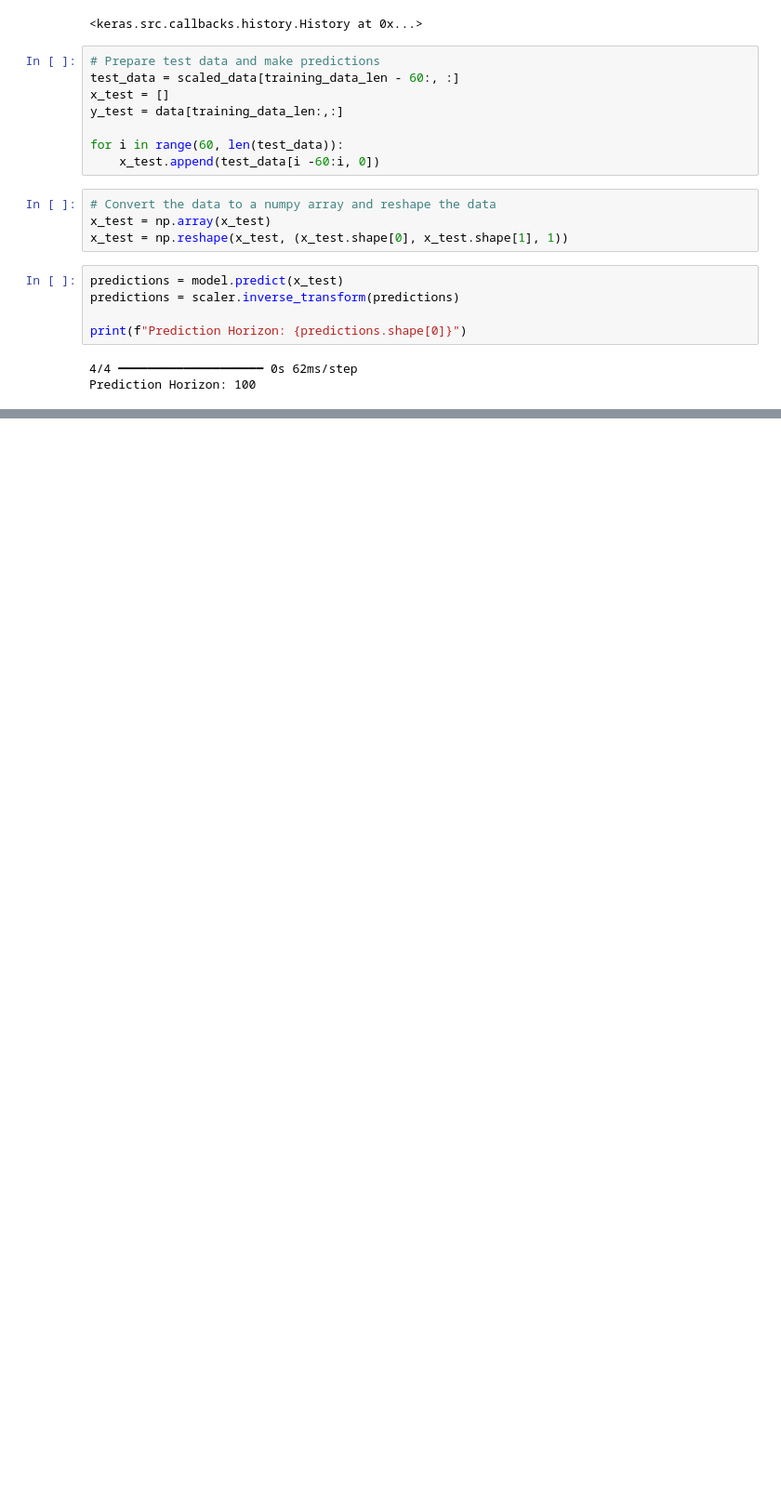
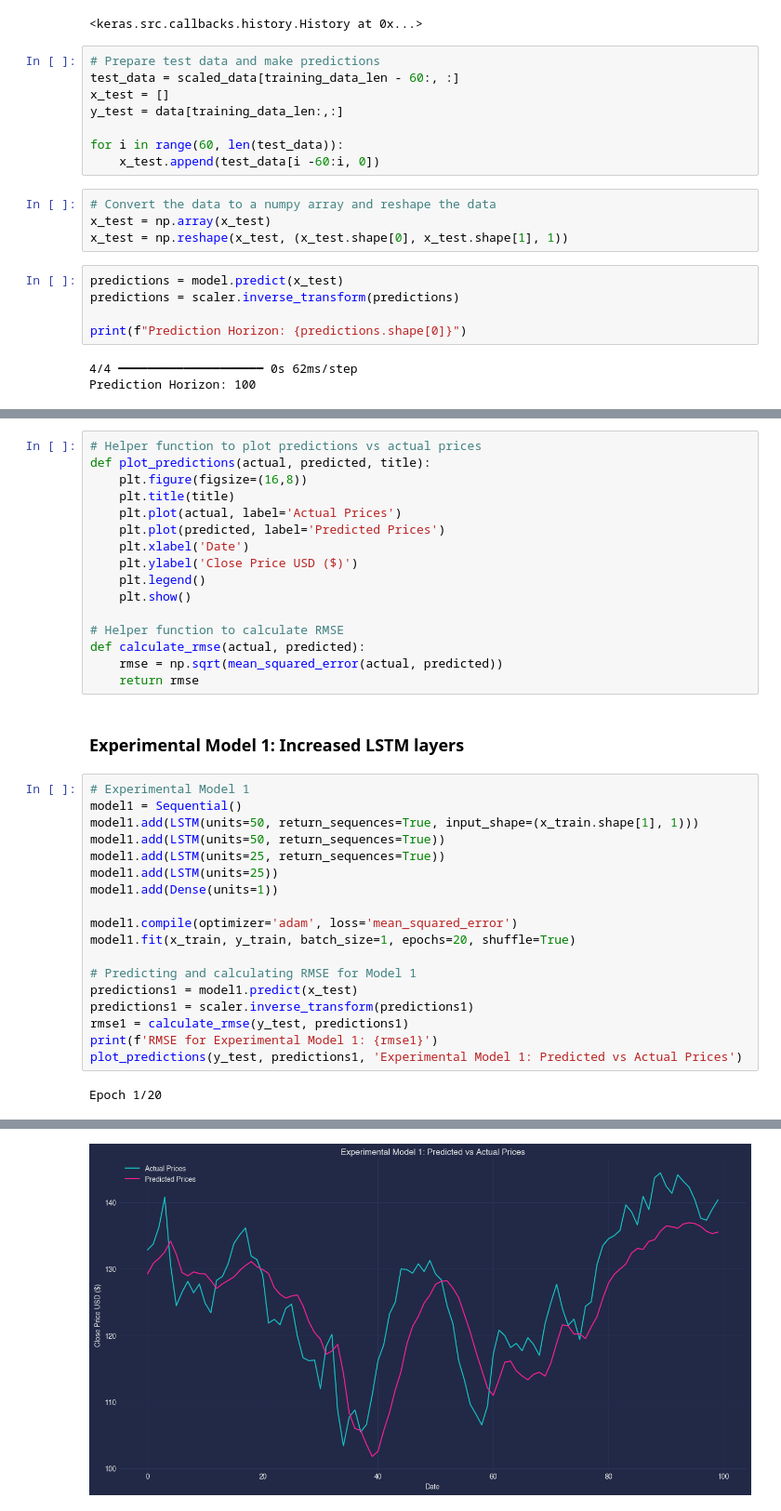
Before and after one commit to bernicelau430/Time_Series_Forecasting_for_Stock_Analysis, a Jupyter notebook: LSTM.ipynb, the cells around one changed output, grey strips where cells are left out. Shown: that part at 93% size. Drawn from its saved outputs; the diff is of its cells as text; blank space fills up the shorter version.

```diff
--- a/LSTM.ipynb
+++ b/LSTM.ipynb
@@ -245,0 +248,38 @@ Text(0, 0.5, 'Frequency')
+# %%
+# Helper function to plot predictions vs actual prices
+def plot_predictions(actual, predicted, title):
+    plt.figure(figsize=(16,8))
+    plt.title(title)
+    plt.plot(actual, label='Actual Prices')
+    plt.plot(predicted, label='Predicted Prices')
+    plt.xlabel('Date')
+    plt.ylabel('Close Price USD ($)')
+    plt.legend()
+    plt.show()
+
+# Helper function to calculate RMSE
+def calculate_rmse(actual, predicted):
+    rmse = np.sqrt(mean_squared_error(actual, predicted))
+    return rmse
+# %% [markdown]
+### Experimental Model 1: Increased LSTM layers
+# %%
+# Experimental Model 1
+model1 = Sequential()
+model1.add(LSTM(units=50, return_sequences=True, input_shape=(x_train.shape[1], 1)))
+model1.add(LSTM(units=50, return_sequences=True))
+model1.add(LSTM(units=25, return_sequences=True))
+model1.add(LSTM(units=25))
+model1.add(Dense(units=1))
+
+model1.compile(optimizer='adam', loss='mean_squared_error')
+model1.fit(x_train, y_train, batch_size=1, epochs=20, shuffle=True)
+
+# Predicting and calculating RMSE for Model 1
+predictions1 = model1.predict(x_test)
+predictions1 = scaler.inverse_transform(predictions1)
+rmse1 = calculate_rmse(y_test, predictions1)
+print(f'RMSE for Experimental Model 1: {rmse1}')
+plot_predictions(y_test, predictions1, 'Experimental Model 1: Predicted vs Actual Prices')
+# %% [output]
+Epoch 1/20
@@ -245,0 +303 @@ Text(0, 0.5, 'Frequency')
+[figure, added]
```
Also changed, not shown: parts of 16 cells of this notebook.
